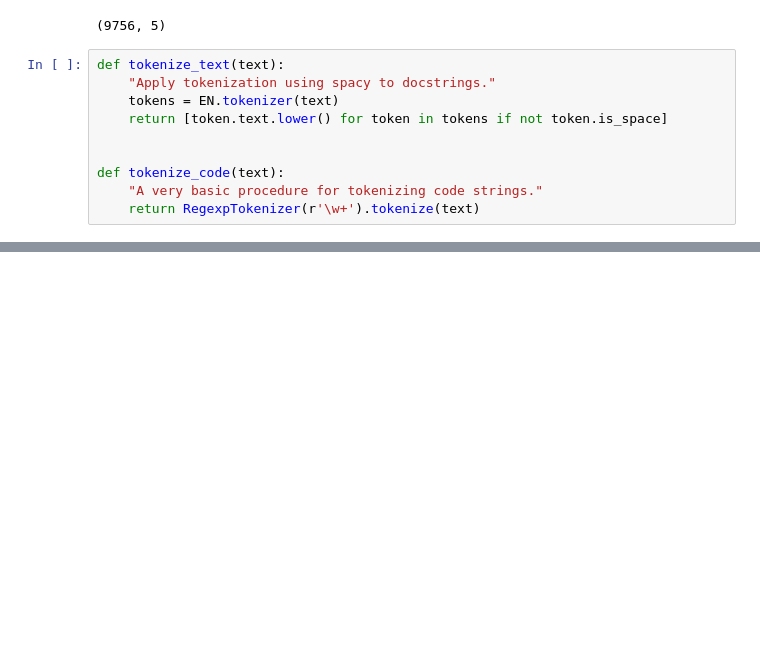
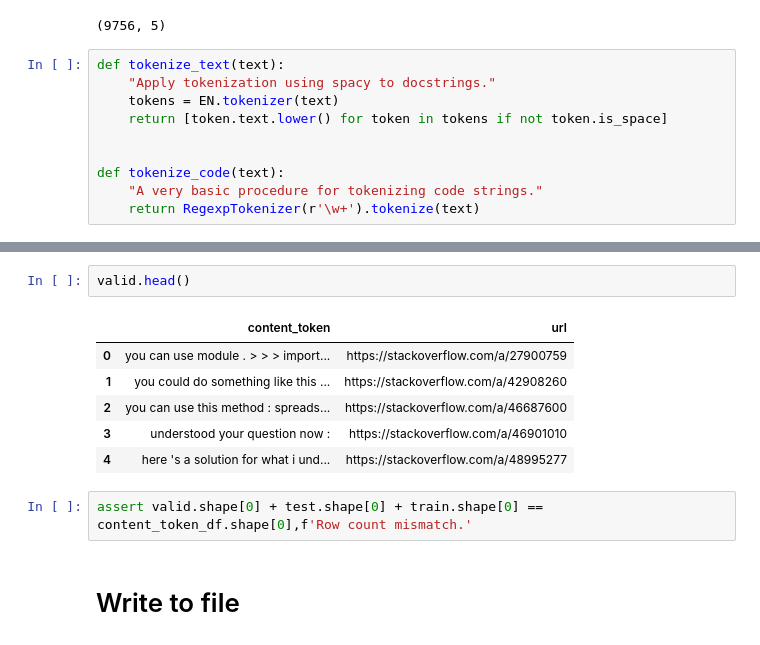
Before and after one commit to qingemeng/410project, a Jupyter notebook: notebooks/Process stackoverflow data.ipynb, the cells around one changed output, grey strips where cells are left out. Saved outputs shown, nothing was run; the diff lists cells and outputs as text; blank space fills up the shorter version.

```diff
--- a/notebooks/Process stackoverflow data.ipynb
+++ b/notebooks/Process stackoverflow data.ipynb
@@ -81,0 +169,13 @@ def tokenize_code(text):
+# %%
+valid.head()
+# %% [output]
+|  | content_token | url |
+| 0 | you can use module . > > > import... | https://stackoverflow.com/a/27900759 |
+| 1 | you could do something like this ... | https://stackoverflow.com/a/42908260 |
+| 2 | you can use this method : spreads... | https://stackoverflow.com/a/46687600 |
+| 3 | understood your question now : | https://stackoverflow.com/a/46901010 |
+| 4 | here 's a solution for what i und... | https://stackoverflow.com/a/48995277 |
+# %%
+assert valid.shape[0] + test.shape[0] + train.shape[0] == content_token_df.shape[0],f'Row count mismatch.'
+# %% [markdown]
+# Write to file
```
Also changed, not shown: parts of 19 cells of this notebook.
